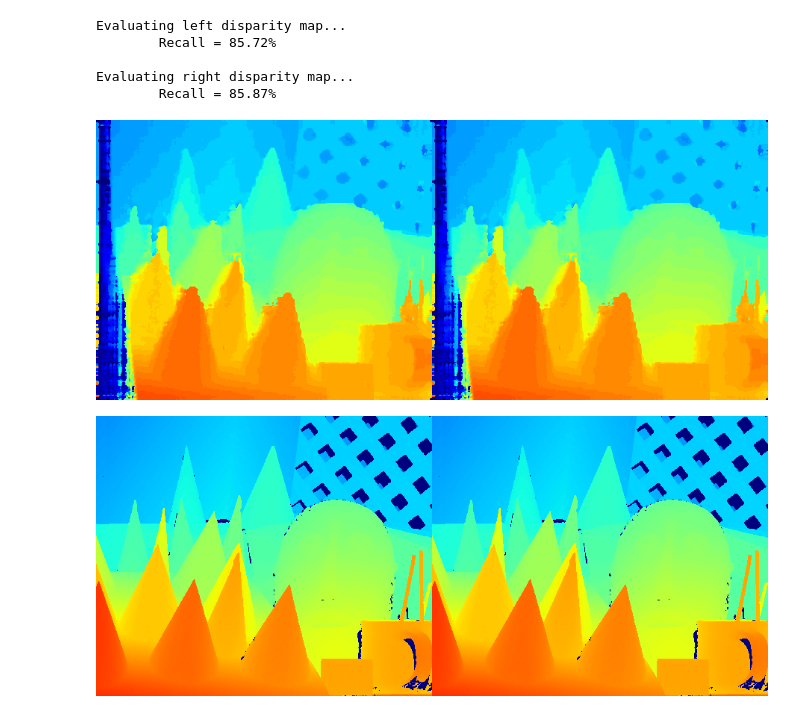
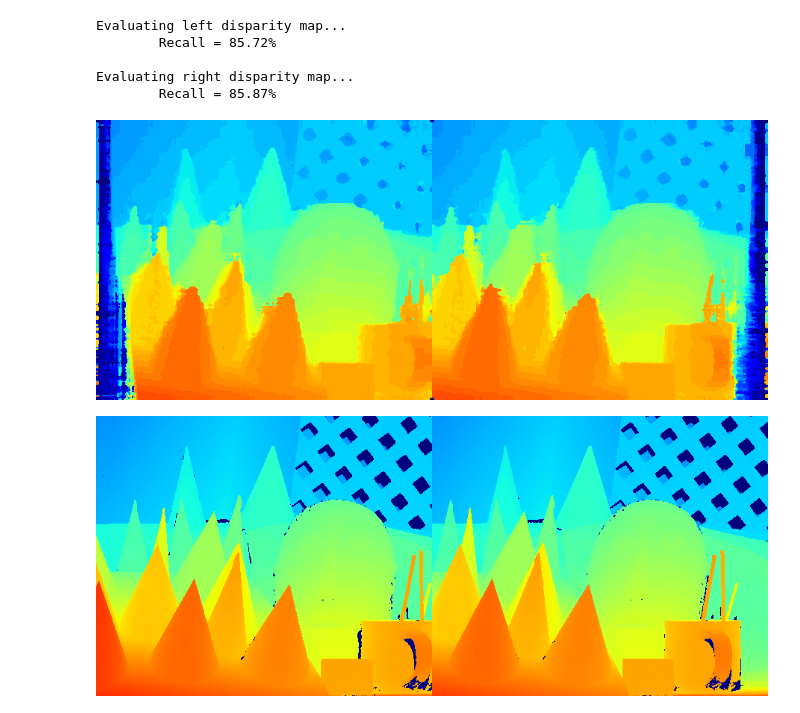
Before and after one commit to ChristianOrr/semi-global-matching-numpy, a Jupyter notebook: sgm_numpy_notebook.ipynb, the cells around one changed output. Saved outputs shown, nothing was run; the diff lists cells and outputs as text; code cells hidden in the pictures.

```diff
--- a/sgm_numpy_notebook.ipynb
+++ b/sgm_numpy_notebook.ipynb
@@ -317,7 +343,7 @@ def create_depth_map(disp, cmap='jet'):
     Converts single channel disparity map
     to an RGB depth map.
     Arguments:
-      - disp: disparity map with dimensions H x W
+      - disp: Quantized (uint8) disparity map with dimensions H x W
       - cmap: a valid cmap named for use with matplotlib's 'get_cmap'
 
     Returns an RGB depth map with dimension H x W x 3.
@@ -329,17 +355,17 @@ def create_depth_map(disp, cmap='jet'):
     return depth_map
 # %%
 left_depth_map = create_depth_map(left_disparity_map_smoothed)
-right_depth_map = create_depth_map(left_disparity_map_smoothed)
+right_depth_map = create_depth_map(right_disparity_map_smoothed)
 
 joined_depth_map = np.concatenate([left_depth_map, right_depth_map], axis=1)
 display(Image.fromarray(joined_depth_map))
 # %% [output]
-[figure, old version]
+[figure, new version]
 # %%
 left_depth_map_gt = create_depth_map(left_gt)
-right_depth_map_gt = create_depth_map(left_gt)
+right_depth_map_gt = create_depth_map(right_gt)
 
 joined_depth_map_gt = np.concatenate([left_depth_map_gt, right_depth_map_gt], axis=1)
 display(Image.fromarray(joined_depth_map_gt))
 # %% [output]
-[figure, old version]
+[figure, new version]
```
Also changed, not shown: parts of 4 cells of this notebook.
